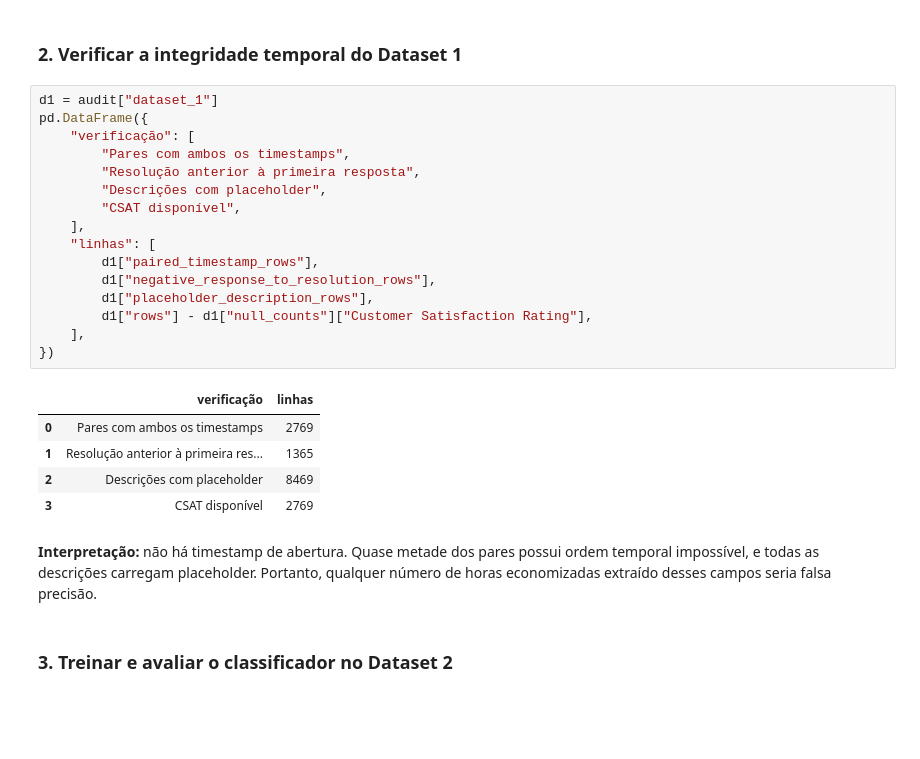
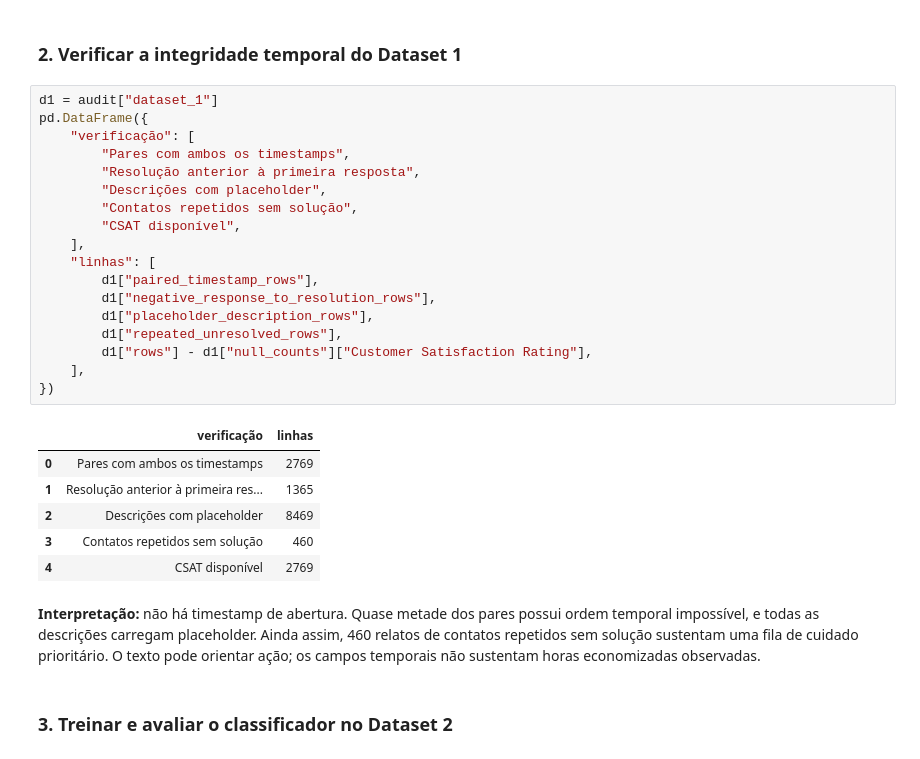
Before and after one commit to Gestao-Quatro-Ponto-Zero/ai-master-challenge, a Jupyter notebook: submissions/pedro-goncalves/solution/notebooks/challenge-002-analysis.ipynb, the cells around one changed output. Saved outputs shown, nothing was run; the diff lists cells and outputs as text; blank space fills up the shorter version.

```diff
--- a/submissions/pedro-goncalves/solution/notebooks/challenge-002-analysis.ipynb
+++ b/submissions/pedro-goncalves/solution/notebooks/challenge-002-analysis.ipynb
@@ -54,27 +54,30 @@ pd.DataFrame({
 # %%
 d1 = audit["dataset_1"]
 pd.DataFrame({
     "verificação": [
         "Pares com ambos os timestamps",
         "Resolução anterior à primeira resposta",
         "Descrições com placeholder",
+        "Contatos repetidos sem solução",
         "CSAT disponível",
     ],
     "linhas": [
         d1["paired_timestamp_rows"],
         d1["negative_response_to_resolution_rows"],
         d1["placeholder_description_rows"],
+        d1["repeated_unresolved_rows"],
         d1["rows"] - d1["null_counts"]["Customer Satisfaction Rating"],
     ],
 })
 # %% [output]
 |  | verificação | linhas |
 | 0 | Pares com ambos os timestamps | 2769 |
 | 1 | Resolução anterior à primeira res... | 1365 |
 | 2 | Descrições com placeholder | 8469 |
-| 3 | CSAT disponível | 2769 |
+| 3 | Contatos repetidos sem solução | 460 |
+| 4 | CSAT disponível | 2769 |
 # %% [markdown]
-**Interpretação:** não há timestamp de abertura. Quase metade dos pares possui ordem temporal impossível, e todas as descrições carregam placeholder. Portanto, qualquer número de horas economizadas extraído desses campos seria falsa precisão.
+**Interpretação:** não há timestamp de abertura. Quase metade dos pares possui ordem temporal impossível, e todas as descrições carregam placeholder. Ainda assim, 460 relatos de contatos repetidos sem solução sustentam uma fila de cuidado prioritário. O texto pode orientar ação; os campos temporais não sustentam horas economizadas observadas.
 # %% [markdown]
 ### 3. Treinar e avaliar o classificador no Dataset 2
 # %%
```
Also changed, not shown: parts of 5 cells of this notebook, 27 other files.
